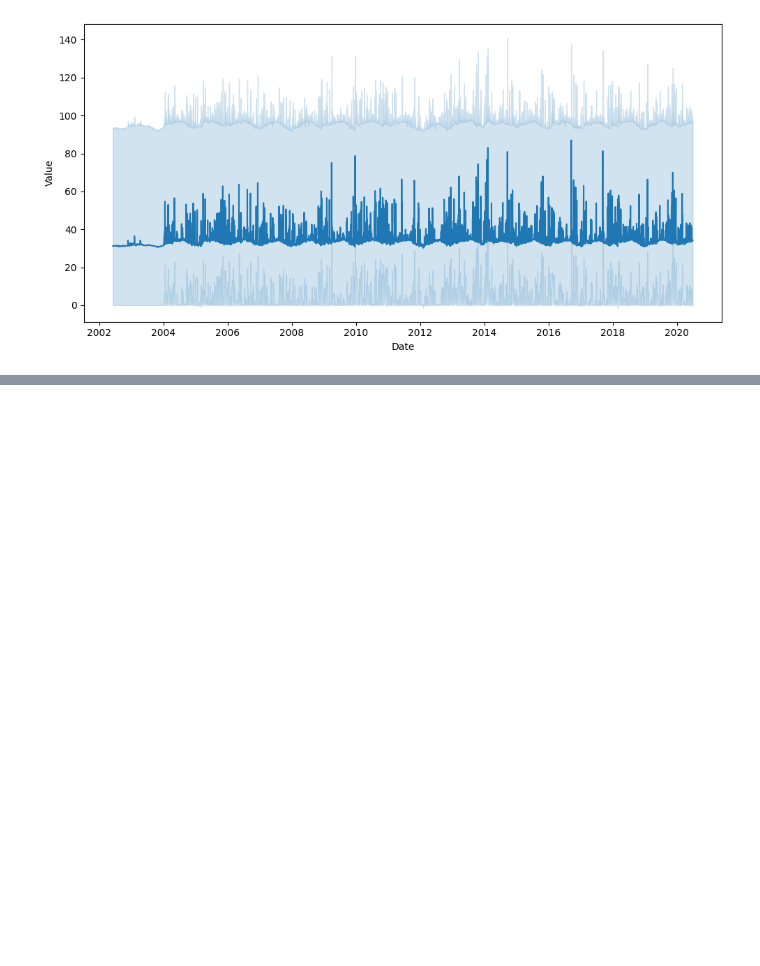
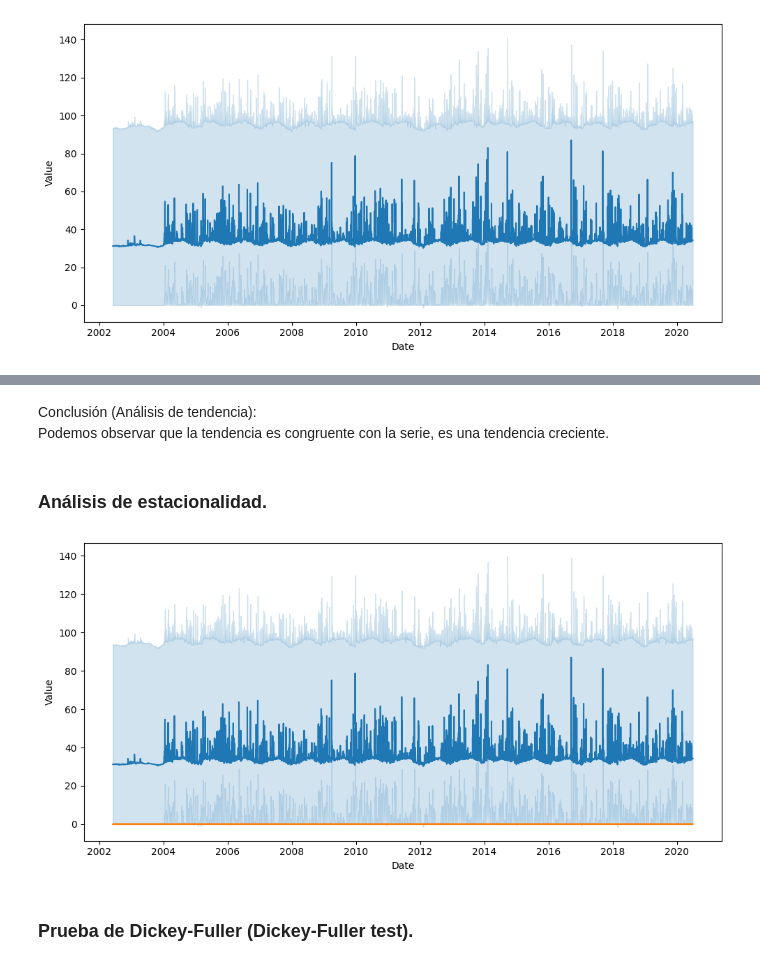
Before and after one commit to Bere333/Smart-Water-Analytics-BBRH, a Jupyter notebook: src/02_modeling_and_evaluation.ipynb, the cells around one changed output, grey strips where cells are left out. Drawn from its saved outputs; the diff is of its cells as text; code cells hidden in the pictures; blank space fills up the shorter version.

```diff
--- a/src/02_modeling_and_evaluation.ipynb
+++ b/src/02_modeling_and_evaluation.ipynb
@@ -143,0 +187,20 @@ plt.show()
+# %% [markdown]
+Conclusión (Análisis de tendencia):
+Podemos observar que la tendencia es congruente con la serie, es una tendencia creciente.
+# %% [markdown]
+### Análisis de estacionalidad.
+# %%
+seasonal = decomposition.seasonal
+
+fig, axis = plt.subplots(figsize = (10, 5))
+
+sns.lineplot(data = ts)
+sns.lineplot(data = seasonal)
+
+plt.tight_layout()
+
+plt.show()
+# %% [output]
+[figure, added]
+# %% [markdown]
+### Prueba de Dickey-Fuller (Dickey-Fuller test).
```
Also changed, not shown: parts of 14 cells of this notebook.
